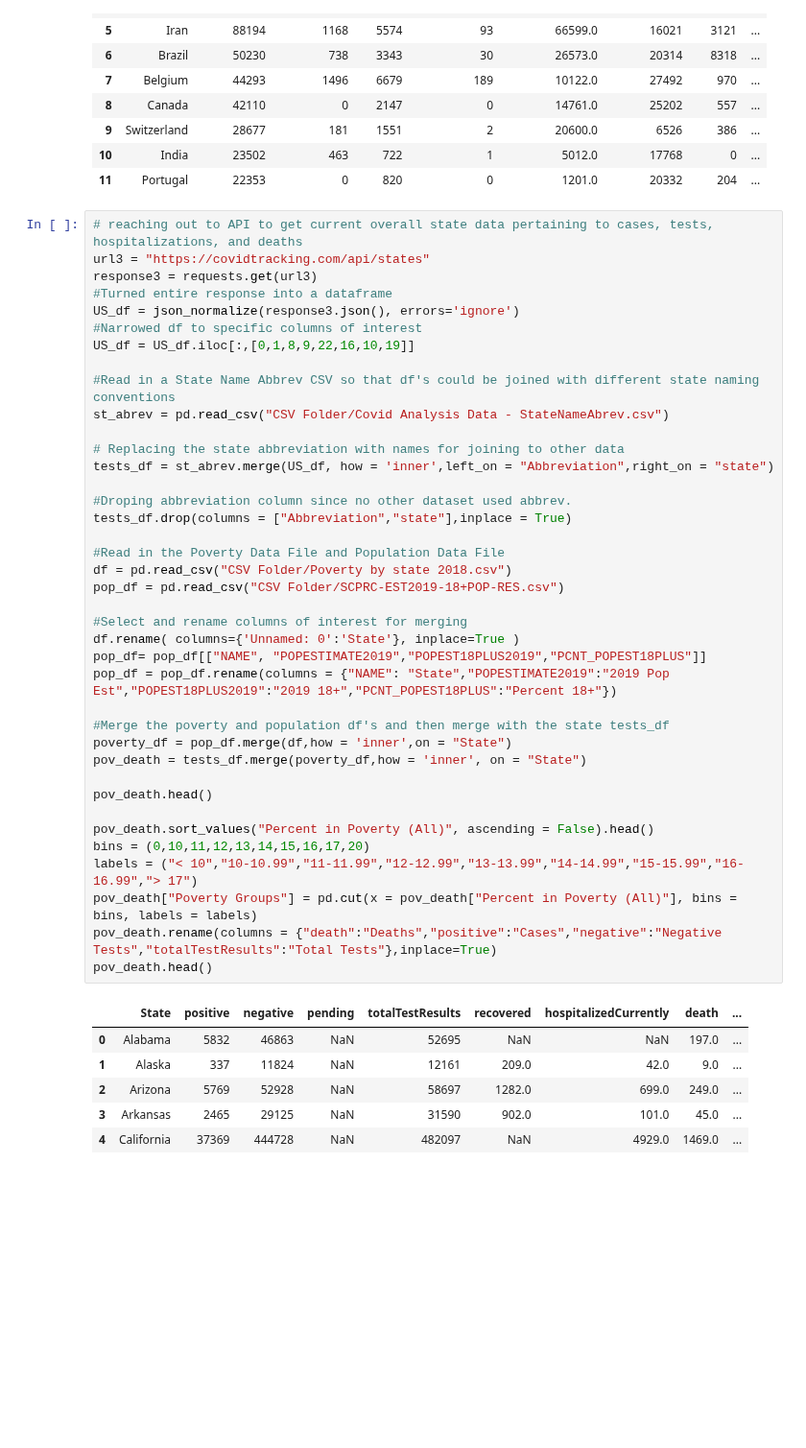
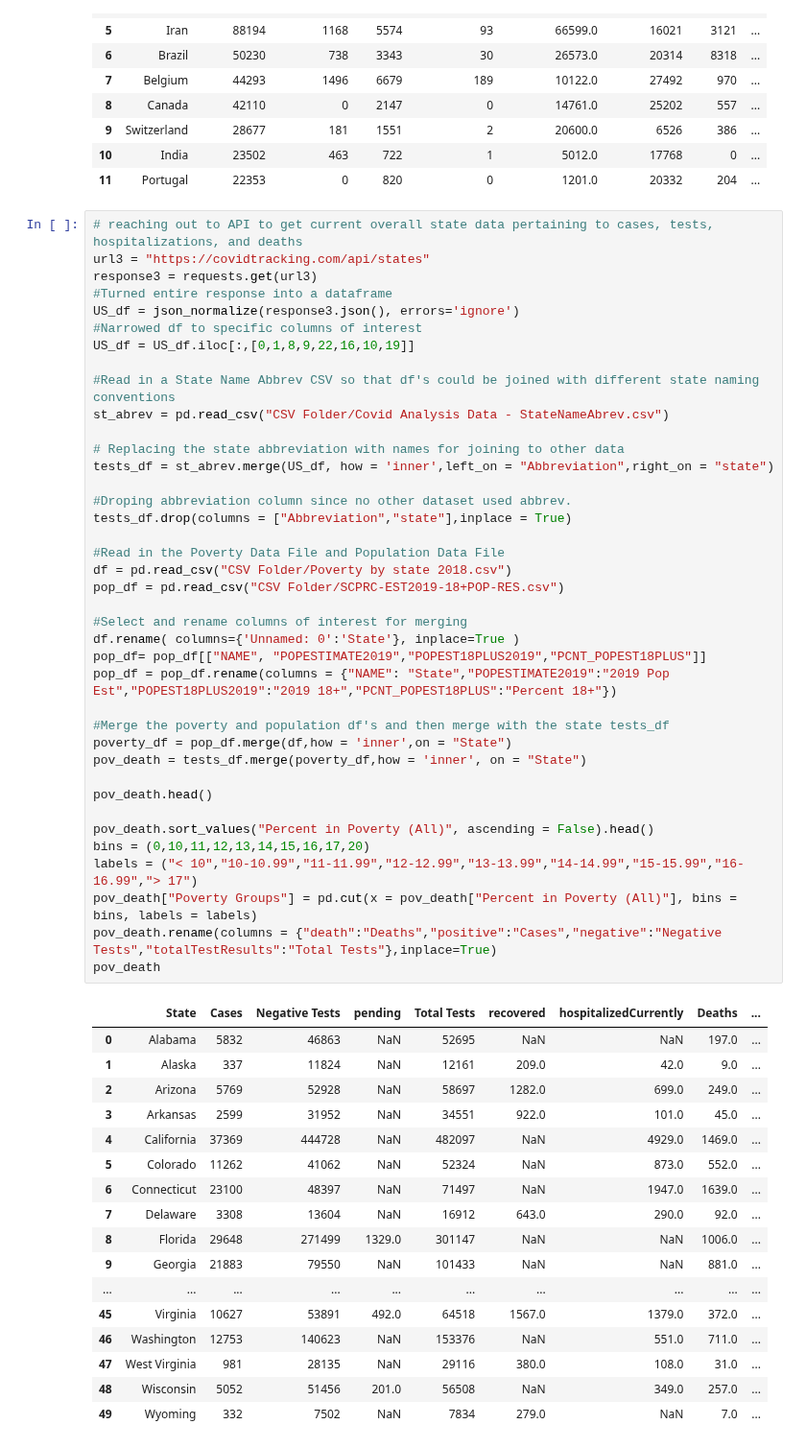
Before and after one commit to lmstevens/Group_Project_1, a Jupyter notebook: Mat_Lack_Graphics.ipynb, the cells around one changed output. Shown at 96% size. Saved outputs shown, nothing was run; the diff lists cells and outputs as text; blank space fills up the shorter version.

```diff
--- a/Mat_Lack_Graphics.ipynb
+++ b/Mat_Lack_Graphics.ipynb
@@ -138,37 +138,48 @@ US_df = US_df.iloc[:,[0,1,8,9,22,16,10,19]]
 #Read in a State Name Abbrev CSV so that df's could be joined with different state naming conventions
 st_abrev = pd.read_csv("CSV Folder/Covid Analysis Data - StateNameAbrev.csv")
 
 # Replacing the state abbreviation with names for joining to other data
 tests_df = st_abrev.merge(US_df, how = 'inner',left_on = "Abbreviation",right_on = "state")
 
 #Droping abbreviation column since no other dataset used abbrev.
 tests_df.drop(columns = ["Abbreviation","state"],inplace = True)
 
 #Read in the Poverty Data File and Population Data File
 df = pd.read_csv("CSV Folder/Poverty by state 2018.csv")
 pop_df = pd.read_csv("CSV Folder/SCPRC-EST2019-18+POP-RES.csv")
 
 #Select and rename columns of interest for merging
 df.rename( columns={'Unnamed: 0':'State'}, inplace=True )
 pop_df= pop_df[["NAME", "POPESTIMATE2019","POPEST18PLUS2019","PCNT_POPEST18PLUS"]]
 pop_df = pop_df.rename(columns = {"NAME": "State","POPESTIMATE2019":"2019 Pop Est","POPEST18PLUS2019":"2019 18+","PCNT_POPEST18PLUS":"Percent 18+"})
 
 #Merge the poverty and population df's and then merge with the state tests_df
 poverty_df = pop_df.merge(df,how = 'inner',on = "State")
 pov_death = tests_df.merge(poverty_df,how = 'inner', on = "State")
 
 pov_death.head()
 
 pov_death.sort_values("Percent in Poverty (All)", ascending = False).head()
 bins = (0,10,11,12,13,14,15,16,17,20)
 labels = ("< 10","10-10.99","11-11.99","12-12.99","13-13.99","14-14.99","15-15.99","16-16.99","> 17")
 pov_death["Poverty Groups"] = pd.cut(x = pov_death["Percent in Poverty (All)"], bins = bins, labels = labels)
 pov_death.rename(columns = {"death":"Deaths","positive":"Cases","negative":"Negative Tests","totalTestResults":"Total Tests"},inplace=True)
-pov_death.head()
+pov_death
 # %% [output]
-|  | State | positive | negative | pending | totalTestResults | recovered | hospitalizedCurrently | death | ... |
+|  | State | Cases | Negative Tests | pending | Total Tests | recovered | hospitalizedCurrently | Deaths | ... |
 | 0 | Alabama | 5832 | 46863 | NaN | 52695 | NaN | NaN | 197.0 | ... |
 | 1 | Alaska | 337 | 11824 | NaN | 12161 | 209.0 | 42.0 | 9.0 | ... |
 | 2 | Arizona | 5769 | 52928 | NaN | 58697 | 1282.0 | 699.0 | 249.0 | ... |
-| 3 | Arkansas | 2465 | 29125 | NaN | 31590 | 902.0 | 101.0 | 45.0 | ... |
+| 3 | Arkansas | 2599 | 31952 | NaN | 34551 | 922.0 | 101.0 | 45.0 | ... |
 | 4 | California | 37369 | 444728 | NaN | 482097 | NaN | 4929.0 | 1469.0 | ... |
+| 5 | Colorado | 11262 | 41062 | NaN | 52324 | NaN | 873.0 | 552.0 | ... |
+| 6 | Connecticut | 23100 | 48397 | NaN | 71497 | NaN | 1947.0 | 1639.0 | ... |
+| 7 | Delaware | 3308 | 13604 | NaN | 16912 | 643.0 | 290.0 | 92.0 | ... |
+| 8 | Florida | 29648 | 271499 | 1329.0 | 301147 | NaN | NaN | 1006.0 | ... |
+| 9 | Georgia | 21883 | 79550 | NaN | 101433 | NaN | NaN | 881.0 | ... |
+| ... | ... | ... | ... | ... | ... | ... | ... | ... | ... |
+| 45 | Virginia | 10627 | 53891 | 492.0 | 64518 | 1567.0 | 1379.0 | 372.0 | ... |
+| 46 | Washington | 12753 | 140623 | NaN | 153376 | NaN | 551.0 | 711.0 | ... |
+| 47 | West Virginia | 981 | 28135 | NaN | 29116 | 380.0 | 108.0 | 31.0 | ... |
+| 48 | Wisconsin | 5052 | 51456 | 201.0 | 56508 | NaN | 349.0 | 257.0 | ... |
+| 49 | Wyoming | 332 | 7502 | NaN | 7834 | 279.0 | NaN | 7.0 | ... |
```
Also changed, not shown: parts of 1 cell of this notebook, 5 other files.
